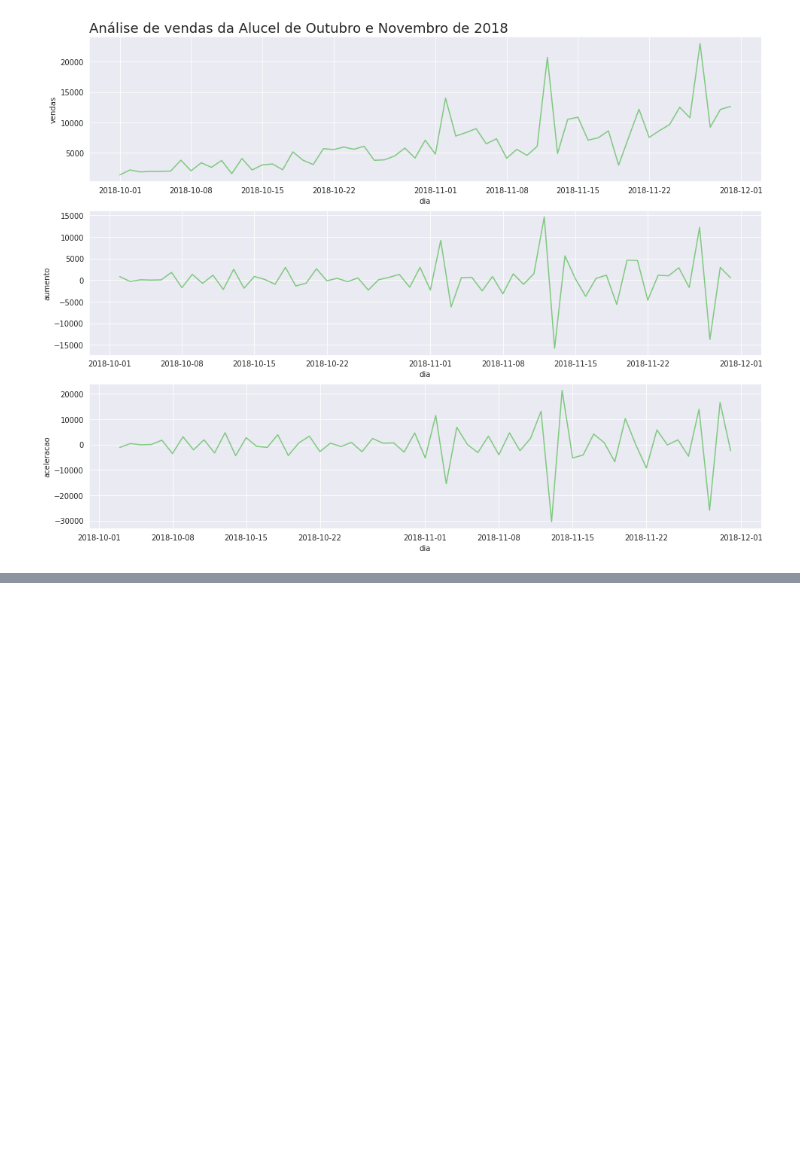
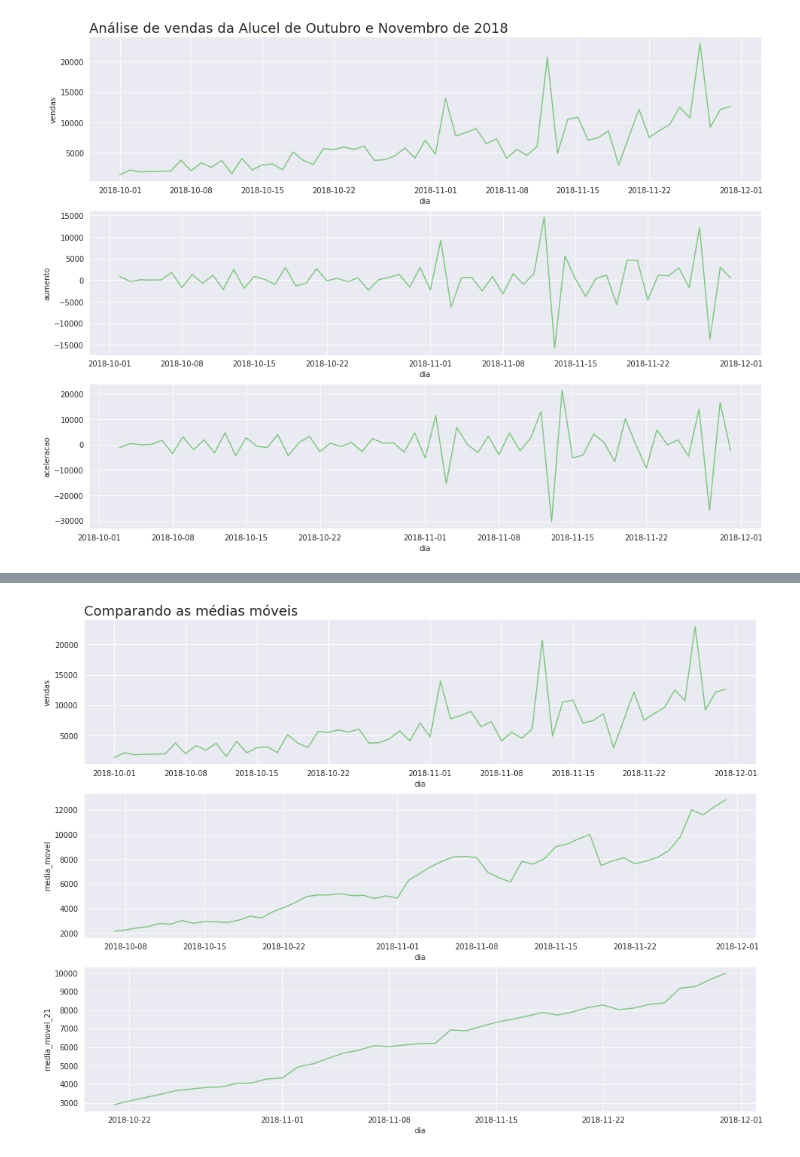
Before and after one commit to erikamarchi/data-science-introducao-a-analise-de-series-temporais, a Jupyter notebook: SeriesTemporais.ipynb, the cells around one changed output, grey strips where cells are left out. Cells and saved outputs as stored; diff of their text form; code cells hidden in the pictures; blank space fills up the shorter version.

```diff
--- a/SeriesTemporais.ipynb
+++ b/SeriesTemporais.ipynb
@@ -493,0 +506,4 @@ plot_comparacao('dia', 'vendas', 'aumento', 'aceleracao', alucel, 'Análise de v
+# %%
+plot_comparacao('dia', 'vendas', 'media_movel', 'media_movel_21', alucel, 'Comparando as médias móveis')
+# %% [output]
+[figure, added]
```
Also changed, not shown: parts of 4 cells of this notebook.
